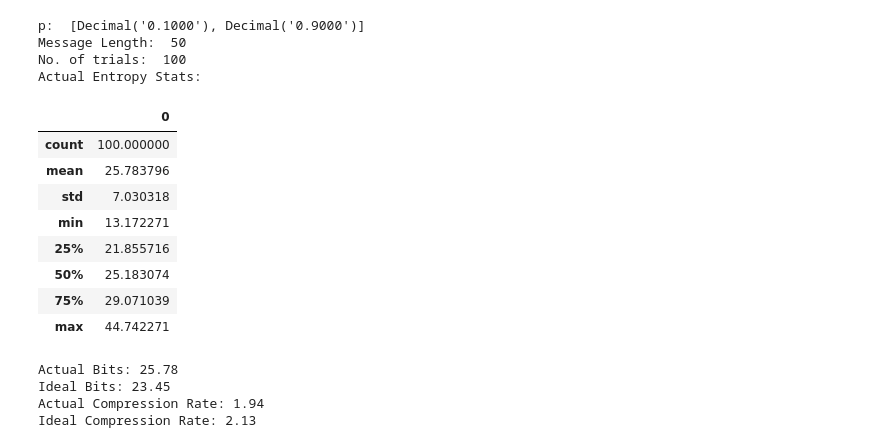
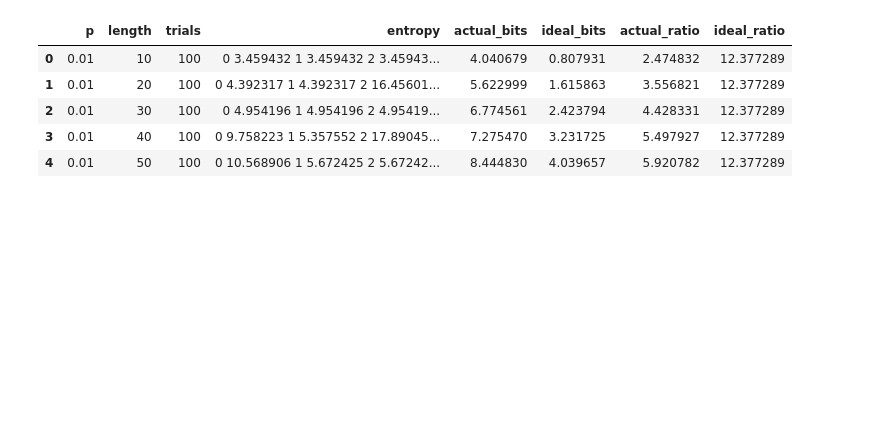
Before and after one commit to bjlkeng/sandbox, a Jupyter notebook: ans/uabs_benchmark.ipynb, the cells around one changed output. Drawn from its saved outputs; the diff is of its cells as text; code cells hidden in the pictures; blank space fills up the shorter version.

```diff
--- a/ans/uabs_benchmark.ipynb
+++ b/ans/uabs_benchmark.ipynb
@@ -77,20 +40,15 @@ Ideal Compression Rate: 1.23
-# %%
-benchmark_uabs(p=[round(Decimal(x), 4) for x in [0.10, 0.90]], msg_len=50,  N=100)
-# %% [output]
-p:  [Decimal('0.1000'), Decimal('0.9000')]
-Message Length:  50
-No. of trials:  100
-Actual Entropy Stats:
-|  | 0 |
-| count | 100.000000 |
-| mean | 25.783796 |
-| std | 7.030318 |
-| min | 13.172271 |
-| 25% | 21.855716 |
-| 50% | 25.183074 |
-| 75% | 29.071039 |
-| max | 44.742271 |
-Actual Bits: 25.78
-Ideal Bits: 23.45
-Actual Compression Rate: 1.94
-Ideal Compression Rate: 2.13
+# %%
+experiments = []
+for p in [0.01, 0.05, 0.1, 0.25, 0.5]:
+    for msg_len in [10, 20, 30, 40, 50, 60]:
+        prob = [round(Decimal(x), 4) for x in [p, 1.0 - p]]
+        experiments.append(run_trial(prob, msg_len,  N=100))
+df = pd.DataFrame(experiments)
+df.head()
+# %% [output]
+|  | p | length | trials | entropy | actual_bits | ideal_bits | actual_ratio | ideal_ratio |
+| 0 | 0.01 | 10 | 100 | 0 3.459432 1 3.459432 2 3.45943... | 4.040679 | 0.807931 | 2.474832 | 12.377289 |
+| 1 | 0.01 | 20 | 100 | 0 4.392317 1 4.392317 2 16.45601... | 5.622999 | 1.615863 | 3.556821 | 12.377289 |
+| 2 | 0.01 | 30 | 100 | 0 4.954196 1 4.954196 2 4.95419... | 6.774561 | 2.423794 | 4.428331 | 12.377289 |
+| 3 | 0.01 | 40 | 100 | 0 9.758223 1 5.357552 2 17.89045... | 7.275470 | 3.231725 | 5.497927 | 12.377289 |
+| 4 | 0.01 | 50 | 100 | 0 10.568906 1 5.672425 2 5.67242... | 8.444830 | 4.039657 | 5.920782 | 12.377289 |
```
Also changed, not shown: parts of 7 cells of this notebook, 2 other files.
